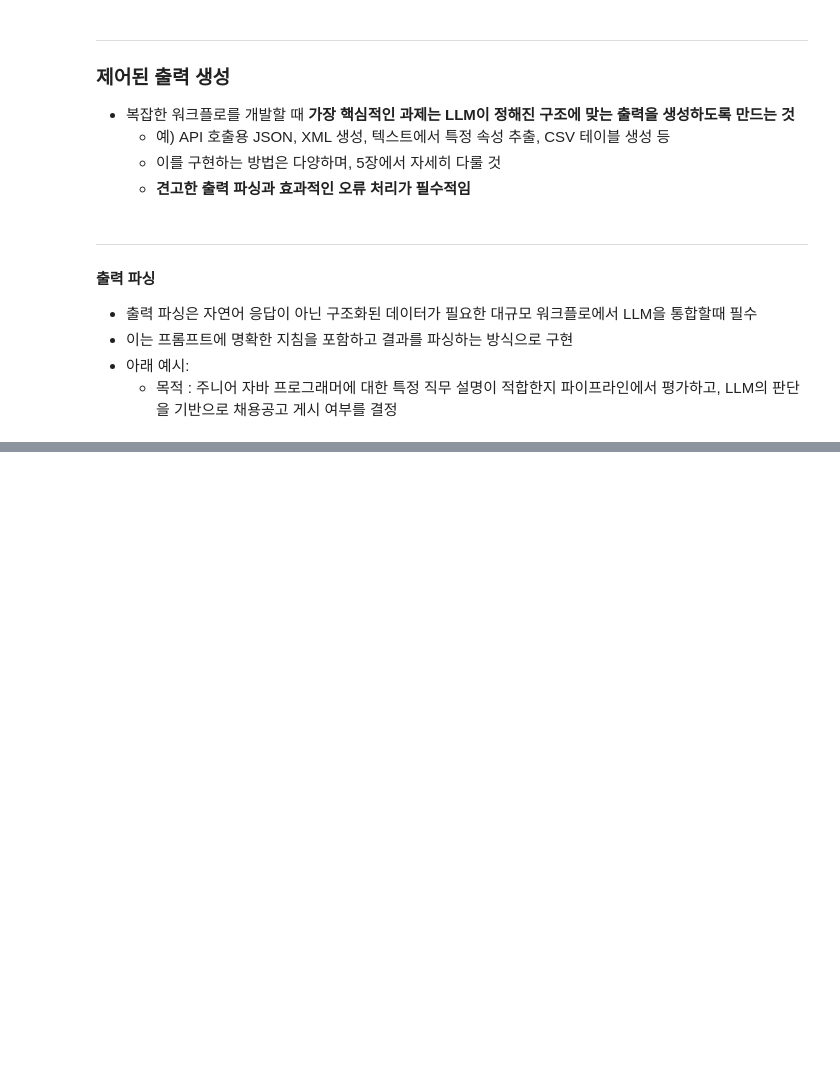
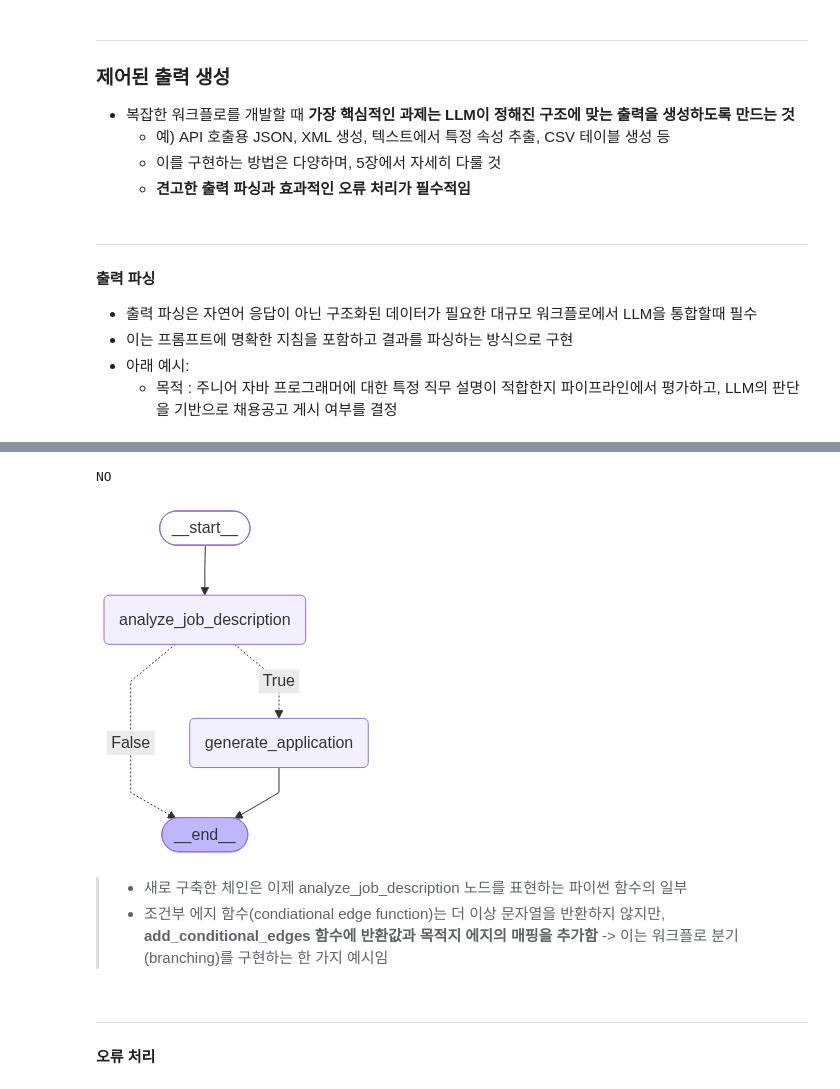
Before and after one commit to MoonSN0/AI_hard, a Jupyter notebook: LangChain_LangGraph/Ch3-2.ipynb, the cells around one changed output, grey strips where cells are left out. Drawn from its saved outputs; the diff is of its cells as text; code cells hidden in the pictures; blank space fills up the shorter version.

```diff
--- a/LangChain_LangGraph/Ch3-2.ipynb
+++ b/LangChain_LangGraph/Ch3-2.ipynb
@@ -281,0 +428,51 @@ print("\n".join(summaries) if summaries else
+# %%
+# 이제 앞서 살펴본 모든 요소를 하나의 체인으로 통합
+
+chain = llm | parser
+result = chain.invoke(prompt_template_enum.format(job_description=job_description))
+print(result.value)
+# %% [output]
+NO
+# %%
+# 이제 이 체인을 LangGraph 워크플로의 일부로 만들어보자.
+
+class JobApplicationState(TypedDict):
+    job_description: str
+    is_suitable: IsSuitableJobEnum
+    application: str
+
+analyze_chain = llm | parser
+
+def analyze_job_description(state):
+    prompt = prompt_template_enum.format(job_description=state["job_description"])
+    result = analyze_chain.invoke(prompt)
+    return {"is_suitable": result}
+
+def is_suitable_condition(state: JobApplicationState):
+    return state["is_suitable"] == IsSuitableJobEnum.YES
+
+def generate_application(state):
+    print("...generating application...")
+    return {"application": "some_fake_application", "actions": ["action2"]}
+
+builder = StateGraph(JobApplicationState)
+builder.add_node("analyze_job_description", analyze_job_description)
+builder.add_node("generate_application", generate_application)
+builder.add_edge(START, "analyze_job_description")
+builder.add_conditional_edges(
+    "analyze_job_description", is_suitable_condition,
+    {True: "generate_application", False: END})
+builder.add_edge("generate_application", END)
+graph = builder.compile()
+# %%
+from IPython.display import Image, display
+display(Image(graph.get_graph().draw_mermaid_png()))
+# %% [output]
+[figure, added]
+# %% [markdown]
+> - 새로 구축한 체인은 이제 analyze_job_description 노드를 표현하는 파이썬 함수의 일부
+> - 조건부 에지 함수(condiational edge function)는 더 이상 문자열을 반환하지 않지만, **add_conditional_edges 함수에 반환값과 목적지 에지의 매핑을 추가함** -> 이는 워크플로 분기(branching)를 구현하는 한 가지 예시임
+# %% [markdown]
+<hr style="border:0;border-top:1.5px dashed gray;">
+
+#### **오류 처리**
```
Also changed, not shown: parts of 17 cells of this notebook, 2 other files.
